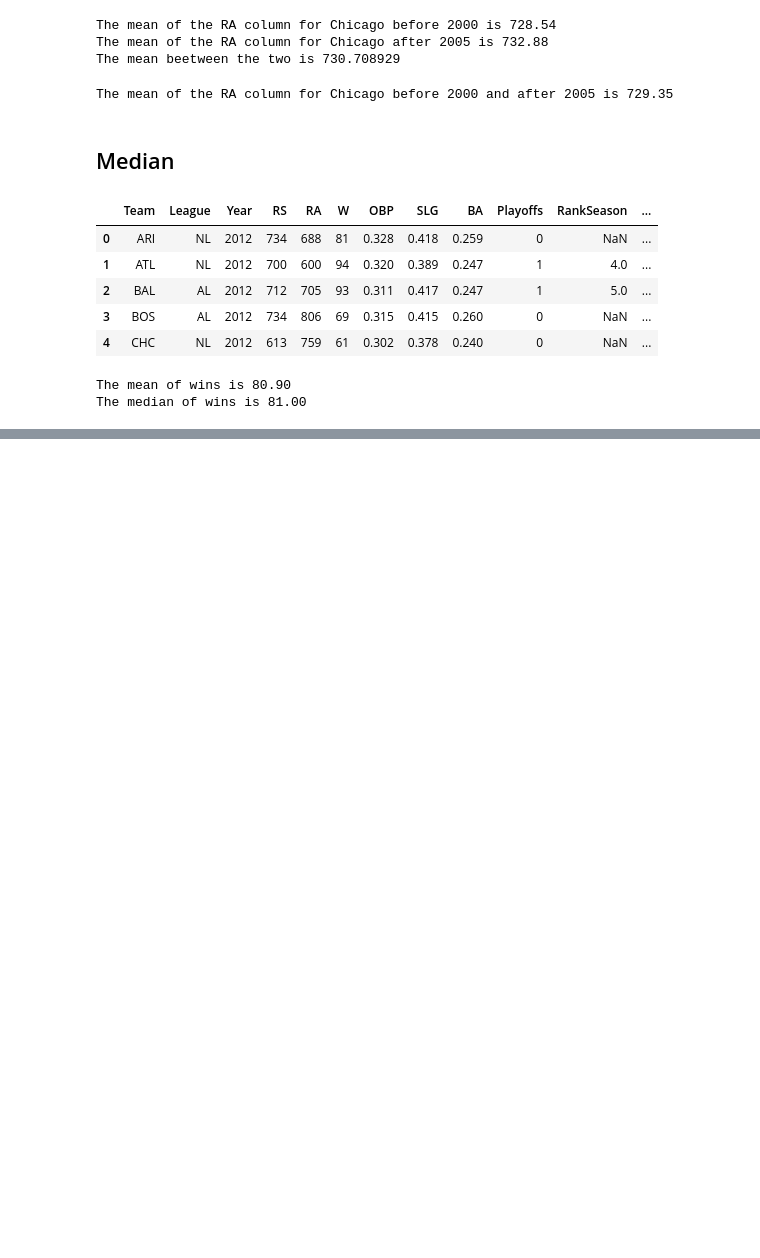
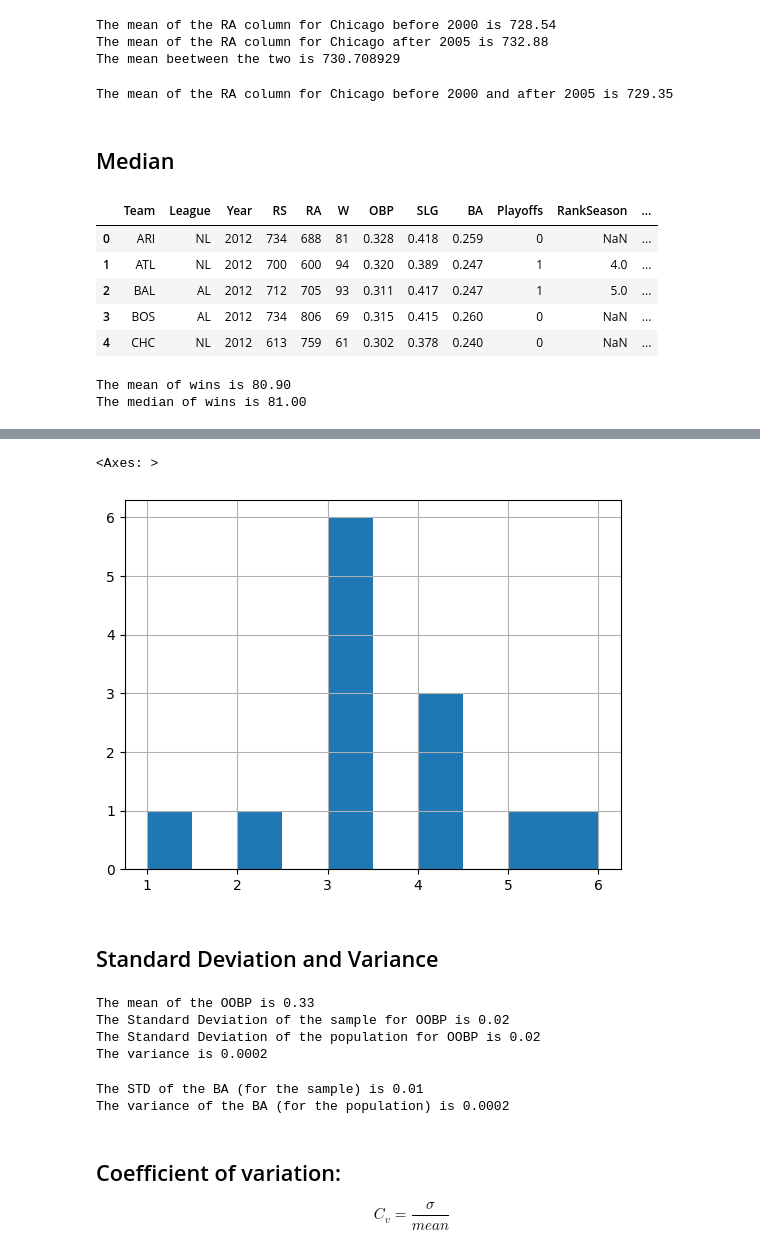
Before and after one commit to maxcol01/statistics_with_Python, a Jupyter notebook: descriptive_satistics.ipynb, the cells around one changed output, grey strips where cells are left out. Cells and saved outputs as stored; diff of their text form; code cells hidden in the pictures; blank space fills up the shorter version.

```diff
--- a/descriptive_satistics.ipynb
+++ b/descriptive_satistics.ipynb
@@ -118,0 +160,37 @@ The mean of Wins of the Baltimore Team (BAL) until 2000 89.50
+# %%
+df[filter].RankSeason.hist()
+# %% [output]
+<Axes: >
+[figure, added]
+# %% [markdown]
+## Standard Deviation and Variance
+# %%
+# OOBP: mean, std, variance
+
+std_oopb_sample = df.OOBP.std()
+std_oopb_population = df.OOBP.std(ddof=False)
+mean_oopb = df.OOBP.mean()
+variance = df.OOBP.var()
+
+print(f"The mean of the OOBP is {mean_oopb:.2f}")
+print(f"The Standard Deviation of the sample for OOBP is {std_oopb_sample:.2f}")
+print(f"The Standard Deviation of the population for OOBP is {std_oopb_population:.2f}")
+print(f"The variance is {variance:.4f}")
+# %% [output]
+The mean of the OOBP is 0.33
+The Standard Deviation of the sample for OOBP is 0.02
+The Standard Deviation of the population for OOBP is 0.02
+The variance is 0.0002
+# %%
+# What is the std of the sample of BA and the variance of the population of BA ?
+std_sample_ba = df.BA.std()
+var_pop_ba = df.BA.var(ddof=False)
+
+print(f"The STD of the BA (for the sample) is {std_sample_ba:.2f}")
+print(f"The variance of the BA (for the population) is {var_pop_ba:.4f}")
+# %% [output]
+The STD of the BA (for the sample) is 0.01
+The variance of the BA (for the population) is 0.0002
+# %% [markdown]
+## Coefficient of variation:
+$$ C_v = \frac{\sigma}{mean}$$
```
Also changed, not shown: parts of 27 cells of this notebook.
